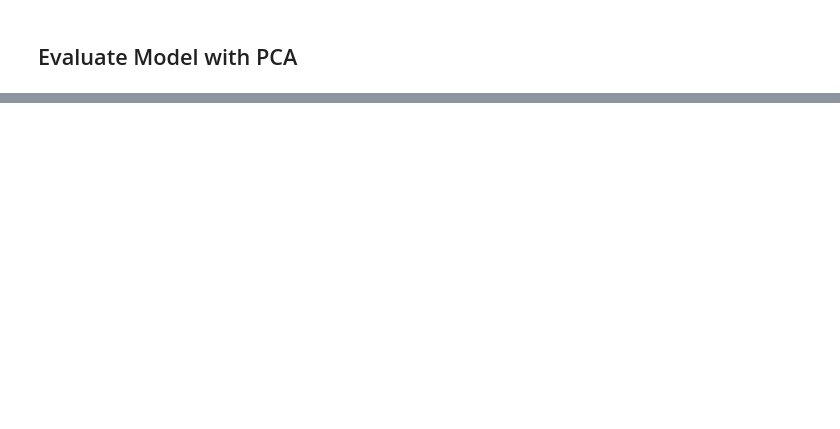
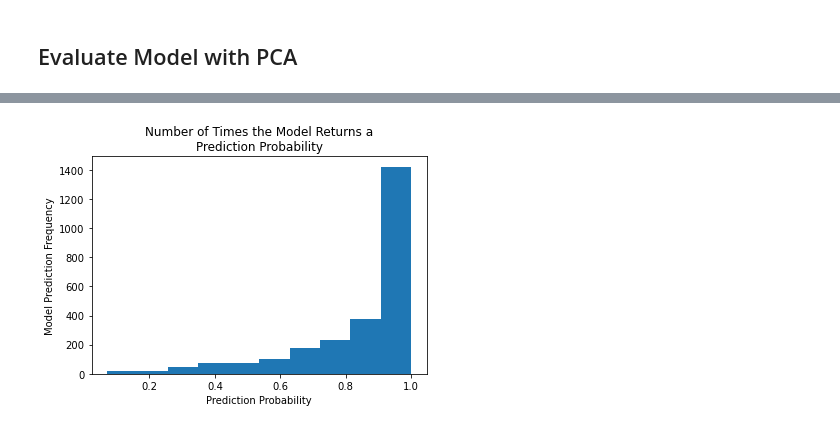
Before and after one commit to asundquistdavis/credit-churn-prediction, a Jupyter notebook: Analysis/random-forest-classifier.ipynb, the cells around one changed output, grey strips where cells are left out. Saved outputs shown, nothing was run; the diff lists cells and outputs as text; code cells hidden in the pictures; blank space fills up the shorter version.

Commit message:
added rfc distribution analysis

```diff
--- a/Analysis/random-forest-classifier.ipynb
+++ b/Analysis/random-forest-classifier.ipynb
@@ -117,0 +206,9 @@ rfc_dem.fit(Xdem, y)
+# %%
+plt.hist(rfc_dem_val['prediction'])
+plt.xlabel('Prediction Probability')
+plt.ylabel('Model Prediction Frequency')
+plt.title('Number of Times the Model Returns a\nPrediction Probability')
+plt.savefig('../Outputs/RFC-prediction-distribution.png')
+plt.show()
+# %% [output]
+[figure, added]
```
Also changed, not shown: parts of 16 cells of this notebook, 9 other files.
